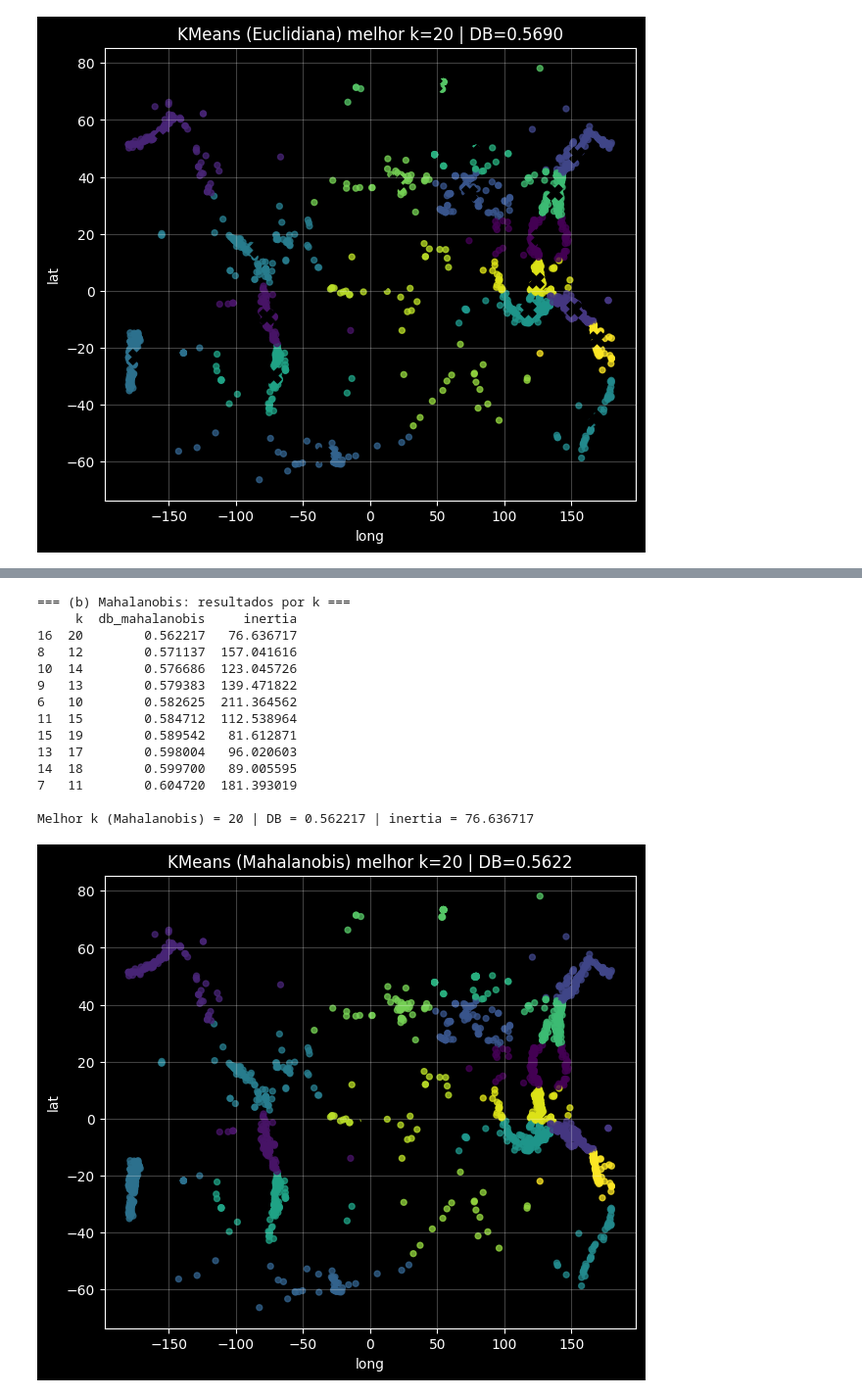
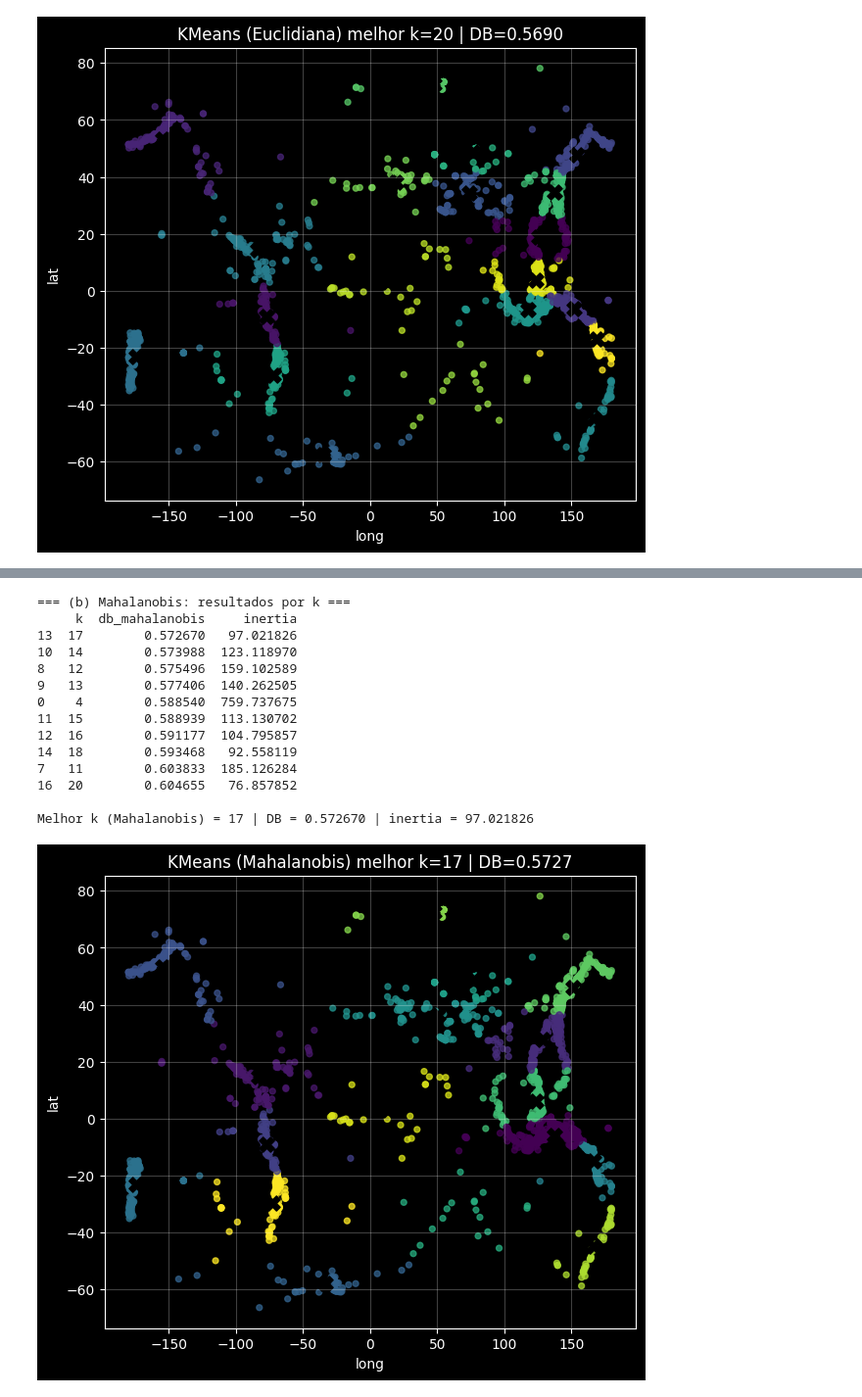
Before and after one commit to joaomarcosmb/ml-ufc, a Jupyter notebook: lista-06/main.ipynb, the cells around one changed output, grey strips where cells are left out. Shown at 98% size. Saved outputs shown, nothing was run; the diff lists cells and outputs as text; code cells hidden in the pictures.

Commit message:
Add whitening for Mahalanobis computation and Q2 solution

```diff
--- a/lista-06/main.ipynb
+++ b/lista-06/main.ipynb
@@ -146,7 +147,7 @@ best_overall_euc = None  # (db, k, model, inercia)
 for k in k_values:
     model, inertia = run_kmeans_best_of_n(X, k, n_repeats=n_repeats, random_state=12345)
     labels = model.labels_
-    db = davies_bouldin_score(X, labels)  # DB com distancia euclidiana
+    db = davies_bouldin_custom(X, labels, metric='euclidean')
     results_euc.append((k, db, inertia))
 
     if best_overall_euc is None or db < best_overall_euc[0]:
@@ -190,46 +196,69 @@ Melhor k (Euclidiano) = 20 | DB = 0.568953 | inertia = 76.636717
+# %%
+X_raw = df_quake[['lat', 'long']].to_numpy(float)
+
+Sigma = np.cov(X_raw, rowvar=False)
+lam = 1e-8                                                        # termo para estabilidade numérica
+Sigma_reg = Sigma + lam * np.eye(Sigma.shape[0])
+
+# Decomposição espectral para matriz simétrica
+evals, evecs = np.linalg.eigh(Sigma_reg)
+L = np.linalg.cholesky(Sigma_reg)                                 # inv = L @ L.T
+
+# Definição de um piso numérico para os autovalores
+# A fim de evitar divisões por zero ou instabilidades numéricas
+eps = 1e-12
+evals = np.maximum(evals, eps)
+
+# Cálculo da matriz de covariância inversa usando os autovalores e autovetores
+Sigma_inv_sqrt = evecs @ np.diag(1.0 / np.sqrt(evals)) @ evecs.T  # Sigma^(-1/2)
+Sigma_sqrt = evecs @ np.diag(np.sqrt(evals)) @ evecs.T            # Sigma^(1/2)
+inv = Sigma_inv_sqrt @ Sigma_inv_sqrt                             # Sigma^(-1)
+
+Z = X_raw @ Sigma_inv_sqrt                                        # transformação linear dos dados
 # %%
-Sigma = np.cov(X_raw, rowvar=False)
-inv = np.linalg.inv(Sigma)
-
 results_mh = []
-best_overall_mh = None  # (db, k, model, inercia)
+best_overall_mh = None # (db, k, model, inercia)
 
 for k in k_values:
-    model, inertia = run_kmeans_best_of_n(X, k, n_repeats=n_repeats, random_state=12345)
+    model, inertia = run_kmeans_best_of_n(Z, k, n_repeats=n_repeats, random_state=12345)
     labels = model.labels_
     db = davies_bouldin_custom(X_raw, labels, metric='mahalanobis', inv=inv)
     results_mh.append((k, db, inertia))
 
     if best_overall_mh is None or db < best_overall_mh[0]:
         best_overall_mh = (db, k, model, inertia)
 
 results_mh = pd.DataFrame(results_mh, columns=["k", "db_mahalanobis", "inertia"])
 print("=== (b) Mahalanobis: resultados por k ===")
 print(results_mh.sort_values("db_mahalanobis").head(10))
 
 best_db, best_k, best_model, best_inertia = best_overall_mh
 print(f"\nMelhor k (Mahalanobis) = {best_k} | DB = {best_db:.6f} | inertia = {best_inertia:.6f}")
 
+# Destransformar os centróides antes da plotagem
+centroids_Z = best_model.cluster_centers_
+centroids_raw = centroids_Z @ Sigma_sqrt
+
 plot_clusters(
     X_raw,
     best_model.labels_,
-    best_model.cluster_centers_,
+    centroids_raw,
     title=f"KMeans (Mahalanobis) melhor k={best_k} | DB={best_db:.4f}",
     xlabel="long", ylabel="lat"
 )
 # %% [output]
 === (b) Mahalanobis: resultados por k ===
      k  db_mahalanobis     inertia
-16  20        0.562217   76.636717
-8   12        0.571137  157.041616
-10  14        0.576686  123.045726
-9   13        0.579383  139.471822
-6   10        0.582625  211.364562
-11  15        0.584712  112.538964
-15  19        0.589542   81.612871
-13  17        0.598004   96.020603
-14  18        0.599700   89.005595
-7   11        0.604720  181.393019
+13  17        0.572670   97.021826
+10  14        0.573988  123.118970
+8   12        0.575496  159.102589
+9   13        0.577406  140.262505
+0    4        0.588540  759.737675
+11  15        0.588939  113.130702
+12  16        0.591177  104.795857
+14  18        0.593468   92.558119
+7   11        0.603833  185.126284
+16  20        0.604655   76.857852
 
-Melhor k (Mahalanobis) = 20 | DB = 0.562217 | inertia = 76.636717
+Melhor k (Mahalanobis) = 17 | DB = 0.572670 | inertia = 97.021826
-[figure, old version]
+[figure, new version]
```
Also changed, not shown: parts of 12 cells of this notebook.
